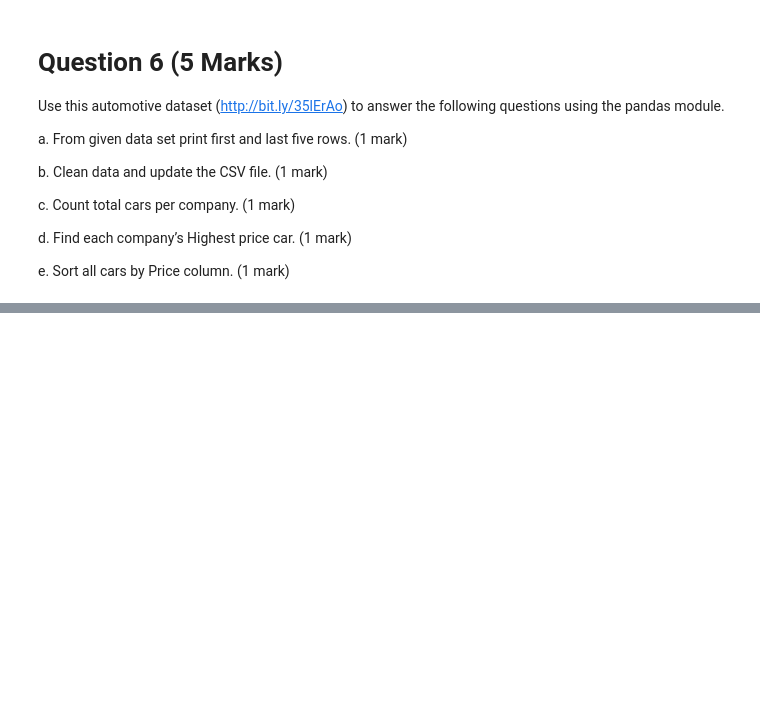
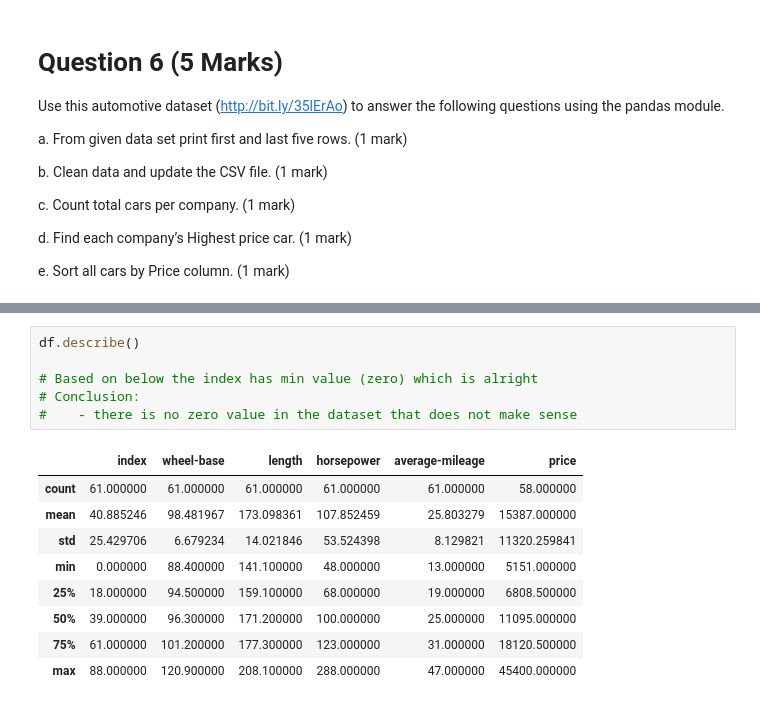
Before and after one commit to koayst/rp_python, a Jupyter notebook: TIPPAAI_P4DS_Koay_Seng_Tian.ipynb, the cells around one changed output, grey strips where cells are left out. Drawn from its saved outputs; the diff is of its cells as text; blank space fills up the shorter version.

```diff
--- a/TIPPAAI_P4DS_Koay_Seng_Tian.ipynb
+++ b/TIPPAAI_P4DS_Koay_Seng_Tian.ipynb
@@ -443,0 +473,16 @@ e. Sort all cars by Price column. (1 mark)
+# %%
+df.describe()
+
+# Based on below the index has min value (zero) which is alright
+# Conclusion:
+#    - there is no zero value in the dataset that does not make sense
+# %% [output]
+|  | index | wheel-base | length | horsepower | average-mileage | price |
+| count | 61.000000 | 61.000000 | 61.000000 | 61.000000 | 61.000000 | 58.000000 |
+| mean | 40.885246 | 98.481967 | 173.098361 | 107.852459 | 25.803279 | 15387.000000 |
+| std | 25.429706 | 6.679234 | 14.021846 | 53.524398 | 8.129821 | 11320.259841 |
+| min | 0.000000 | 88.400000 | 141.100000 | 48.000000 | 13.000000 | 5151.000000 |
+| 25% | 18.000000 | 94.500000 | 159.100000 | 68.000000 | 19.000000 | 6808.500000 |
+| 50% | 39.000000 | 96.300000 | 171.200000 | 100.000000 | 25.000000 | 11095.000000 |
+| 75% | 61.000000 | 101.200000 | 177.300000 | 123.000000 | 31.000000 | 18120.500000 |
+| max | 88.000000 | 120.900000 | 208.100000 | 288.000000 | 47.000000 | 45400.000000 |
```
Also changed, not shown: parts of 23 cells of this notebook.
